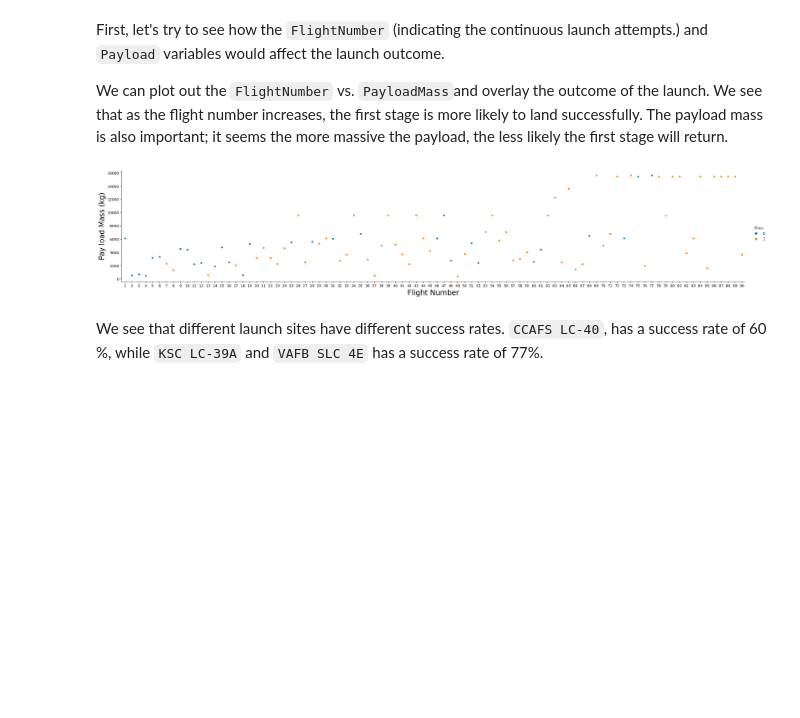
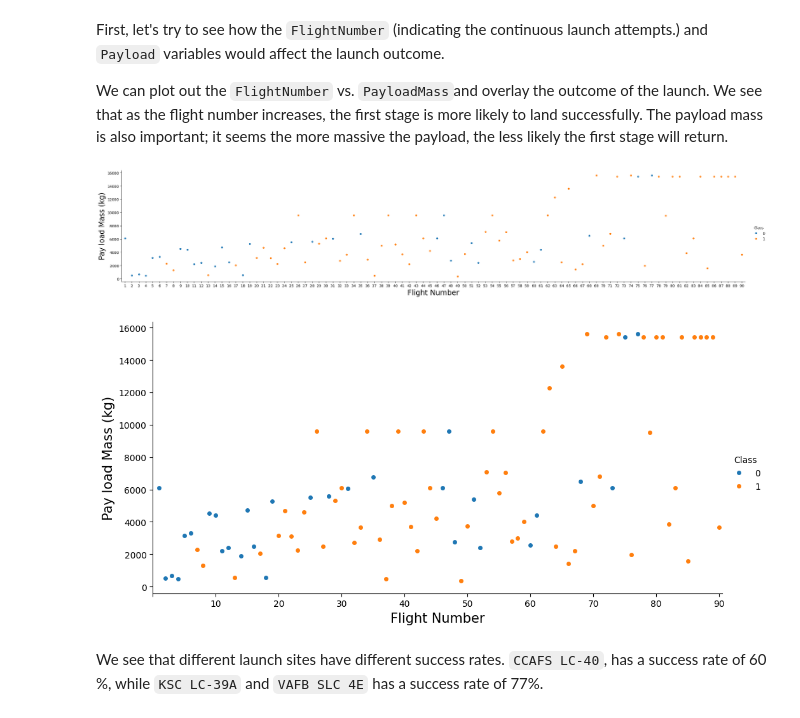
Before and after one commit to arina001/capstone, a Jupyter notebook: NRjupyter-labs-eda-dataviz.ipynb, the cells around one changed output. Cells and saved outputs as stored; diff of their text form; code cells hidden in the pictures; blank space fills up the shorter version.

```diff
--- a/NRjupyter-labs-eda-dataviz.ipynb
+++ b/NRjupyter-labs-eda-dataviz.ipynb
@@ -75,6 +76,18 @@ plt.ylabel("Pay load Mass (kg)",fontsize=20)
 plt.show()
 # %% [output]
 [figure]
+# %%
+g= sns.catplot(data=df,
+ y="PayloadMass",
+ x="FlightNumber",
+ hue="Class", aspect = 2)
+xinterval=list(range(-1,(len(df)+1),10))
+g.set(xticks=xinterval)
+plt.xlabel("Flight Number",fontsize=15)
+plt.ylabel("Pay load Mass (kg)",fontsize=15)
+plt.show()
+# %% [output]
+[figure, added]
 # %% [markdown]
 We see that different launch sites have different success rates.  <code>CCAFS LC-40</code>, has a success rate of 60 %, while  <code>KSC LC-39A</code> and <code>VAFB SLC 4E</code> has a success rate of 77%.
 # %% [markdown]
```
Also changed, not shown: parts of 9 cells of this notebook.
